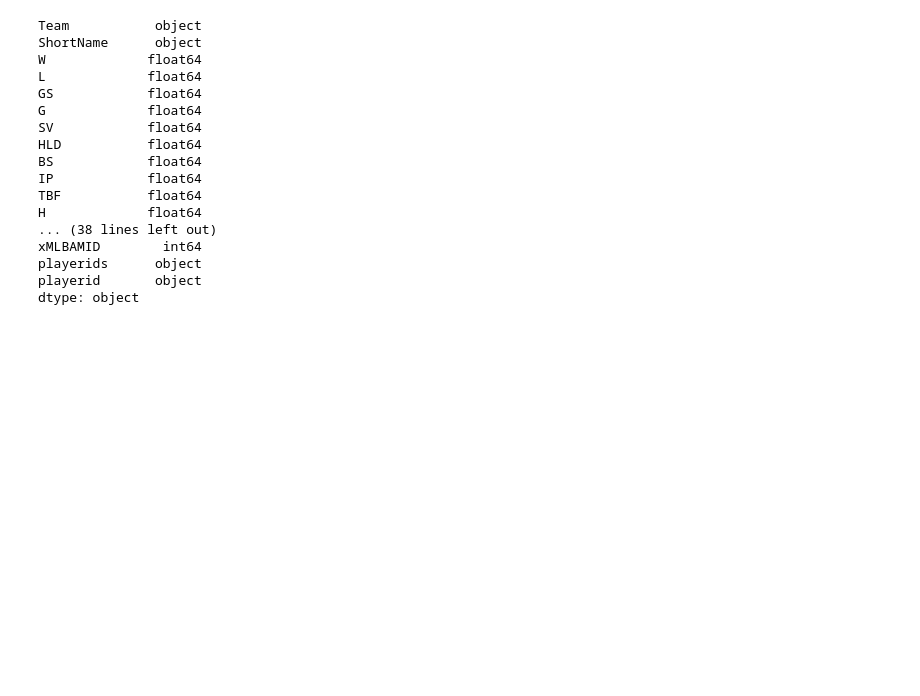
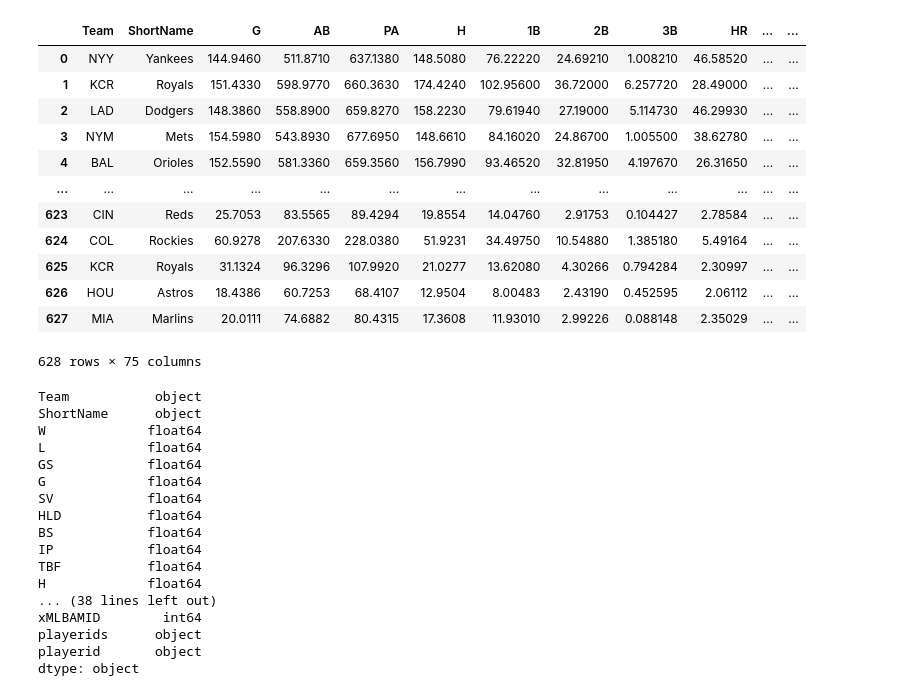
Before and after one commit to JamesYouL2/FantasyBaseball, a Jupyter notebook: draft/draft.ipynb, the cells around one changed output. Saved outputs shown, nothing was run; the diff lists cells and outputs as text; code cells hidden in the pictures; blank space fills up the shorter version.

```diff
--- a/draft/draft.ipynb
+++ b/draft/draft.ipynb
@@ -99,6 +99,22 @@ hittersmean.loc[hittersmean['BestPos'] == 'OF', 'ReplacementValue'] = ValueOF
 hittersmean.loc[hittersmean['BestPos'] == 'Util', 'ReplacementValue'] = ValueUtil
 
 hittersmean['VORP']=hittersmean['value']-hittersmean['ReplacementValue']
+# %%
+hittersmean
+# %% [output]
+|  | Team | ShortName | G | AB | PA | H | 1B | 2B | 3B | HR | ... | ... |
+| 0 | NYY | Yankees | 144.9460 | 511.8710 | 637.1380 | 148.5080 | 76.22220 | 24.69210 | 1.008210 | 46.58520 | ... | ... |
+| 1 | KCR | Royals | 151.4330 | 598.9770 | 660.3630 | 174.4240 | 102.95600 | 36.72000 | 6.257720 | 28.49000 | ... | ... |
+| 2 | LAD | Dodgers | 148.3860 | 558.8900 | 659.8270 | 158.2230 | 79.61940 | 27.19000 | 5.114730 | 46.29930 | ... | ... |
+| 3 | NYM | Mets | 154.5980 | 543.8930 | 677.6950 | 148.6610 | 84.16020 | 24.86700 | 1.005500 | 38.62780 | ... | ... |
+| 4 | BAL | Orioles | 152.5590 | 581.3360 | 659.3560 | 156.7990 | 93.46520 | 32.81950 | 4.197670 | 26.31650 | ... | ... |
+| ... | ... | ... | ... | ... | ... | ... | ... | ... | ... | ... | ... | ... |
+| 623 | CIN | Reds | 25.7053 | 83.5565 | 89.4294 | 19.8554 | 14.04760 | 2.91753 | 0.104427 | 2.78584 | ... | ... |
+| 624 | COL | Rockies | 60.9278 | 207.6330 | 228.0380 | 51.9231 | 34.49750 | 10.54880 | 1.385180 | 5.49164 | ... | ... |
+| 625 | KCR | Royals | 31.1324 | 96.3296 | 107.9920 | 21.0277 | 13.62080 | 4.30266 | 0.794284 | 2.30997 | ... | ... |
+| 626 | HOU | Astros | 18.4386 | 60.7253 | 68.4107 | 12.9504 | 8.00483 | 2.43190 | 0.452595 | 2.06112 | ... | ... |
+| 627 | MIA | Marlins | 20.0111 | 74.6882 | 80.4315 | 17.3608 | 11.93010 | 2.99226 | 0.088148 | 2.35029 | ... | ... |
+628 rows × 75 columns
 # %%
 atcpit.dtypes
 # %% [output]
```
Also changed, not shown: parts of 10 cells of this notebook, 2 other files.
